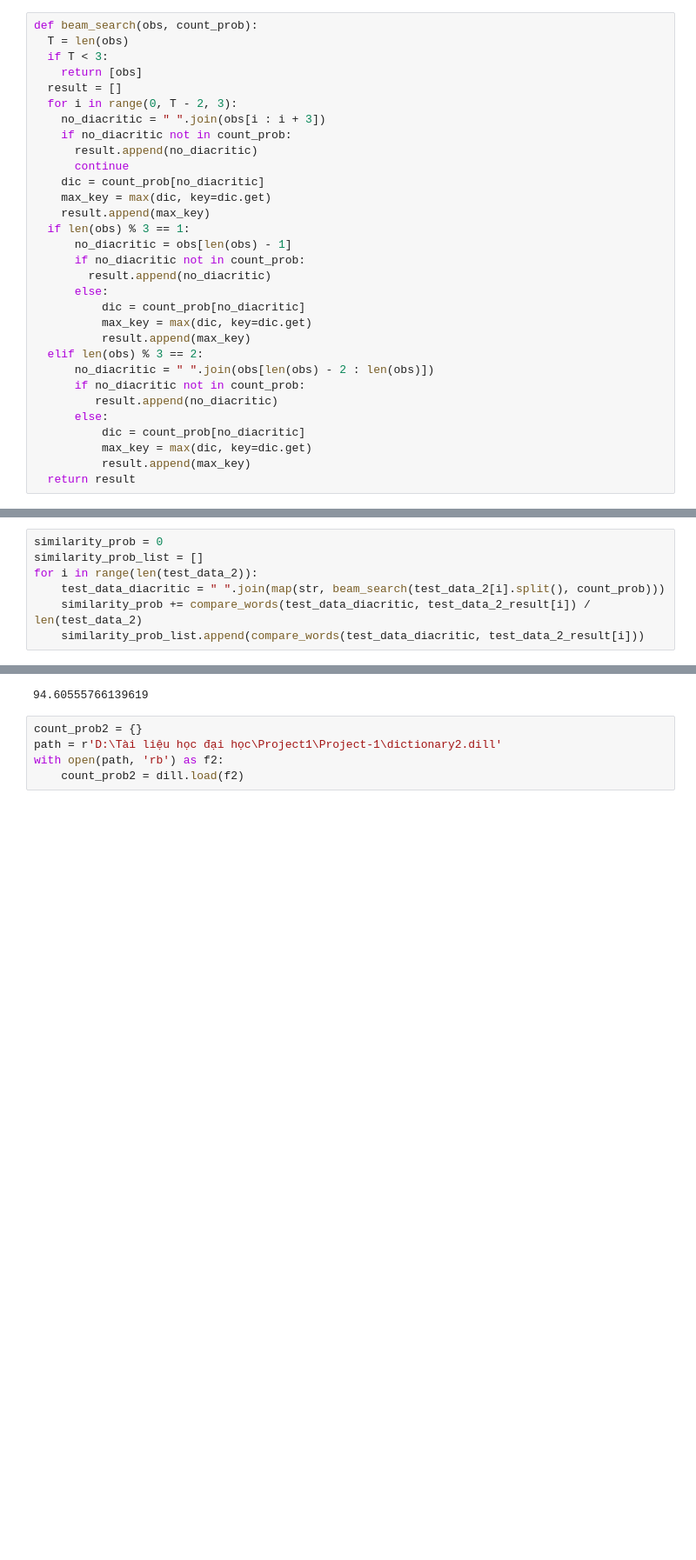
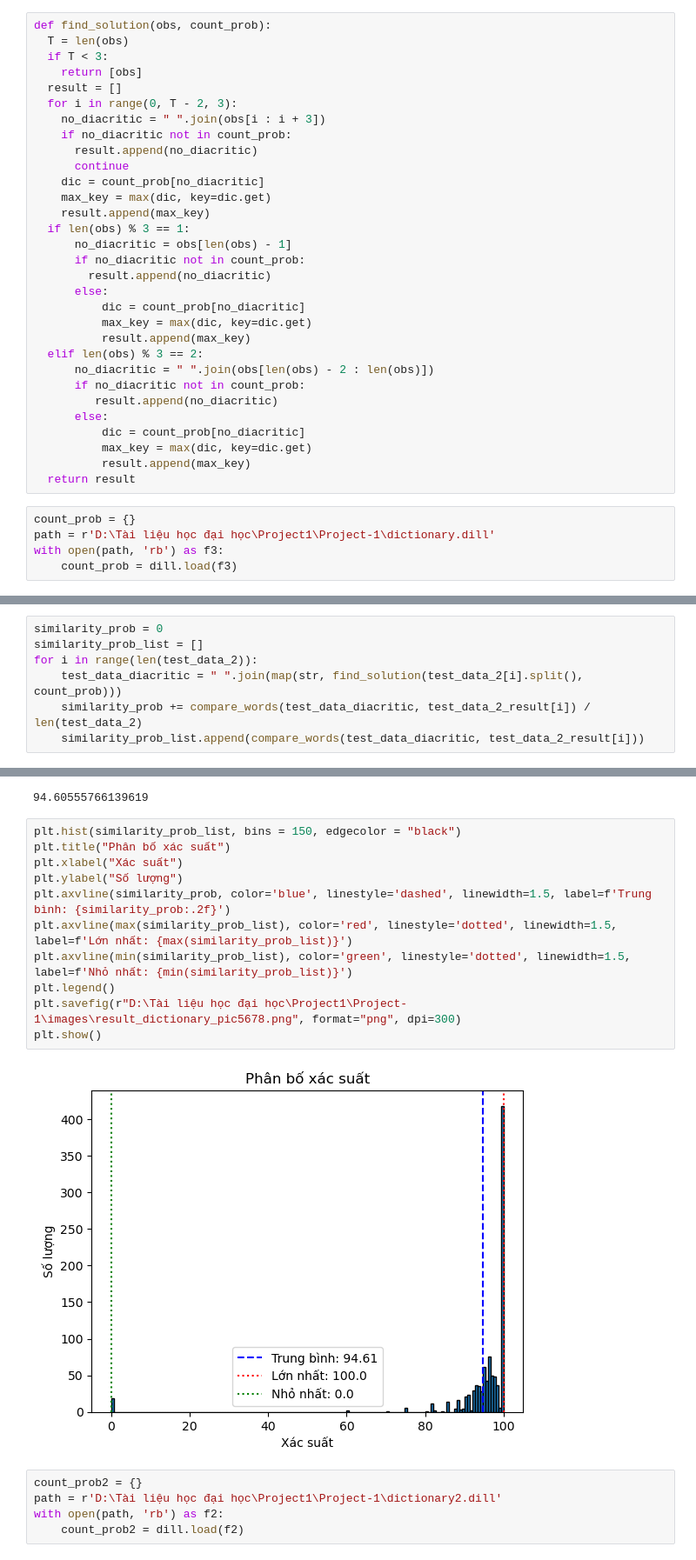
Before and after one commit to kingofnonames/Project-1, a Jupyter notebook: dictionary3words.ipynb, the cells around one changed output, grey strips where cells are left out. Shown: that part at 87% size. Cells and saved outputs as stored; diff of their text form; blank space fills up the shorter version.

```diff
--- a/dictionary3words.ipynb
+++ b/dictionary3words.ipynb
@@ -160,7 +160,7 @@ path = r'D:\Tài liệu học đại học\Project1\Project-1\dictionary.dill'
 with open(path, 'wb') as f:
     dill.dump(count_prob, f)
 # %%
-def beam_search(obs, count_prob):
+def find_solution(obs, count_prob):
   T = len(obs)
   if T < 3:
     return [obs]
@@ -190,6 +190,11 @@ def beam_search(obs, count_prob):
           max_key = max(dic, key=dic.get)
           result.append(max_key)
   return result
+# %%
+count_prob = {}
+path = r'D:\Tài liệu học đại học\Project1\Project-1\dictionary.dill'
+with open(path, 'rb') as f3:
+    count_prob = dill.load(f3)
 # %%
 test = "ISOC la mot to chuc quoc te hoat dong phi loi nhuan, phi"
 # %%
@@ -230,13 +235,26 @@ def compare_words(sentence1, sentence2):
 similarity_prob = 0
 similarity_prob_list = []
 for i in range(len(test_data_2)):
-    test_data_diacritic = " ".join(map(str, beam_search(test_data_2[i].split(), count_prob)))
+    test_data_diacritic = " ".join(map(str, find_solution(test_data_2[i].split(), count_prob)))
     similarity_prob += compare_words(test_data_diacritic, test_data_2_result[i]) / len(test_data_2)
     similarity_prob_list.append(compare_words(test_data_diacritic, test_data_2_result[i]))
 # %%
 similarity_prob
 # %% [output]
 94.60555766139619
+# %%
+plt.hist(similarity_prob_list, bins = 150, edgecolor = "black")
+plt.title("Phân bố xác suất")
+plt.xlabel("Xác suất")
+plt.ylabel("Số lượng")
+plt.axvline(similarity_prob, color='blue', linestyle='dashed', linewidth=1.5, label=f'Trung bình: {similarity_prob:.2f}')
+plt.axvline(max(similarity_prob_list), color='red', linestyle='dotted', linewidth=1.5, label=f'Lớn nhất: {max(similarity_prob_list)}')
+plt.axvline(min(similarity_prob_list), color='green', linestyle='dotted', linewidth=1.5, label=f'Nhỏ nhất: {min(similarity_prob_list)}')
+plt.legend()
+plt.savefig(r"D:\Tài liệu học đại học\Project1\Project-1\images\result_dictionary_pic5678.png", format="png", dpi=300)
+plt.show()
+# %% [output]
+[figure, added]
 # %%
 count_prob2 = {}
 path = r'D:\Tài liệu học đại học\Project1\Project-1\dictionary2.dill'
```
Also changed, not shown: parts of 19 cells of this notebook, 5 other files.
